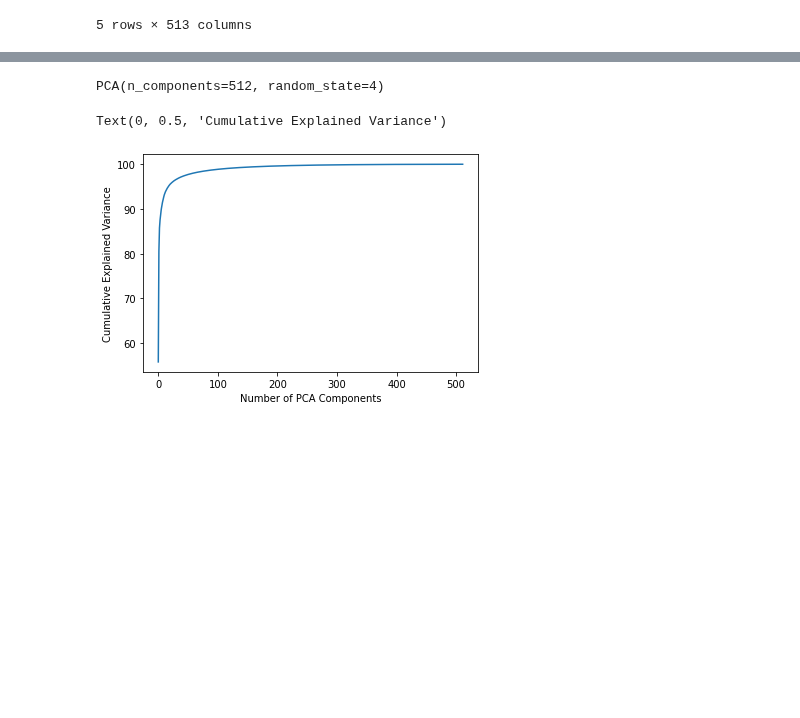
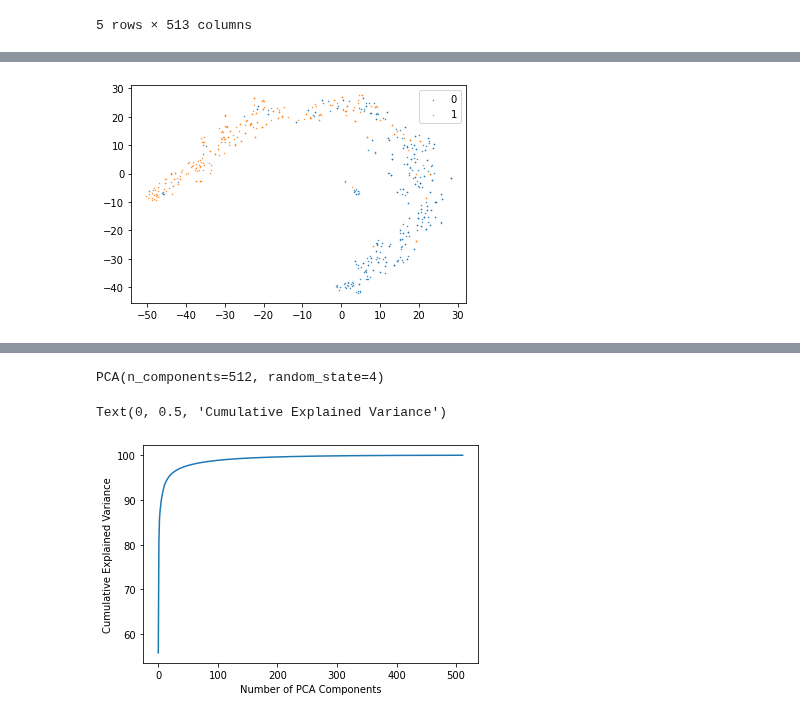
Before and after one commit to mtzig/LIDC_GDRO, a Jupyter notebook: notebooks/LIDC_clusters.ipynb, the cells around one changed output, grey strips where cells are left out. Cells and saved outputs as stored; diff of their text form; code cells hidden in the pictures; blank space fills up the shorter version.

```diff
--- a/notebooks/LIDC_clusters.ipynb
+++ b/notebooks/LIDC_clusters.ipynb
@@ -27,0 +32,6 @@ lidc_cnnFeatures.head()
+# %%
+lidc_hc_cnnFeatures = pd.read_csv('../data/cnn_hc_7_features.csv',index_col=0)
+# %%
+X = lidc_hc_cnnFeatures.drop(columns=['nodule_id']).values
+X_embedded = TSNE(n_components=2, random_state=4).fit_transform(X)
+malignancy = [int(lidc[lidc['noduleID'] == id]['malignancy'] > 3) for id in lidc_hc_cnnFeatures['nodule_id']]
@@ -27,0 +40,19 @@ lidc_cnnFeatures.head()
+# %%
+lidc_TSNE = pd.DataFrame()
+lidc_TSNE['component_1'] = X_embedded[:,0]
+lidc_TSNE['component_2'] = X_embedded[:,1]
+lidc_TSNE['malignancy'] = malignancy
+# %%
+fig, ax = plt.subplots()
+group = lidc_TSNE['malignancy']
+component_1 = lidc_TSNE['component_1'].to_numpy()
+component_2 = lidc_TSNE['component_2'].to_numpy()
+# legend = {0:'red', 1:'blue'}
+
+for g in np.unique(group):
+    idx = np.where(group == g)
+    ax.scatter(component_1[idx], component_2[idx],  label = g, s = 0.2) #c = legend[g],
+ax.legend()
+plt.show()
+# %% [output]
+[figure, added]
```
Also changed, not shown: parts of 14 cells of this notebook, 13 other files.
